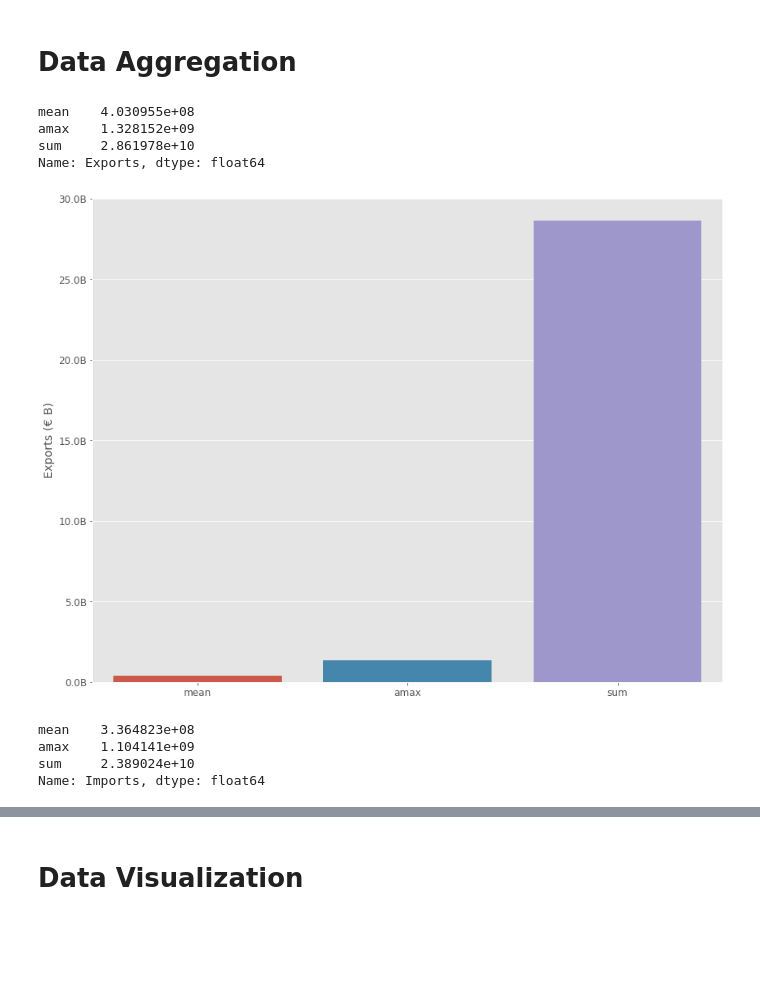
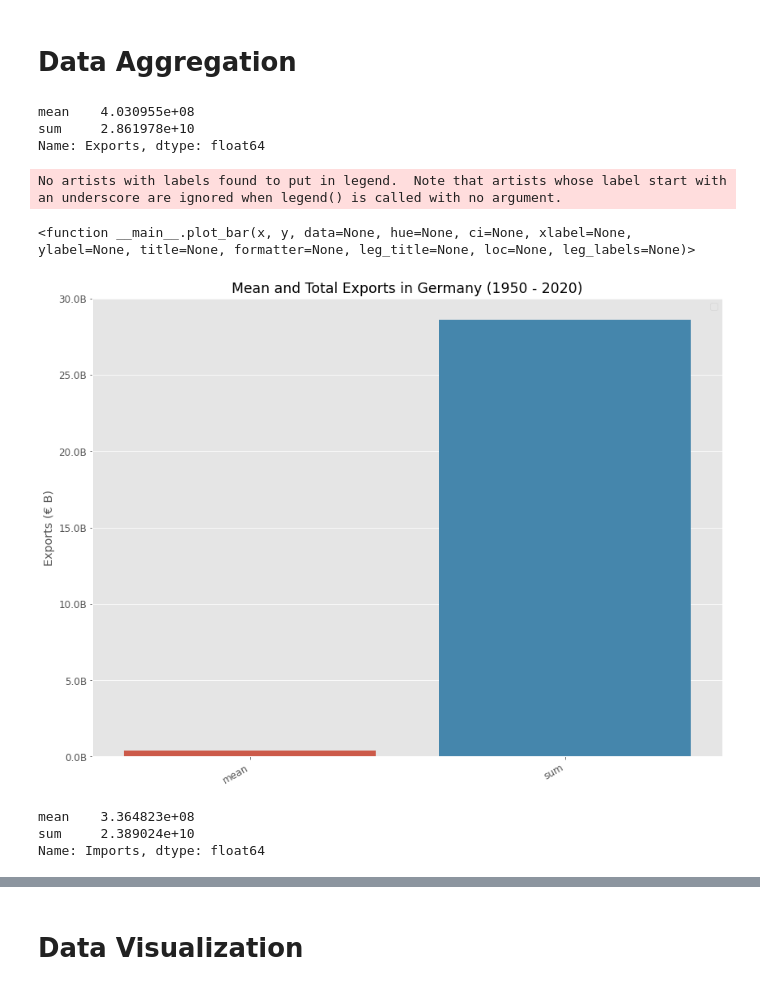
Before and after one commit to eldrigeampong/Data-Science, a Jupyter notebook: Statistisches Bundesamt/Economy/proj1.ipynb, the cells around one changed output, grey strips where cells are left out. Cells and saved outputs as stored; diff of their text form; code cells hidden in the pictures; blank space fills up the shorter version.

```diff
--- a/Statistisches Bundesamt/Economy/proj1.ipynb
+++ b/Statistisches Bundesamt/Economy/proj1.ipynb
@@ -177,30 +177,43 @@ format_tsd = FuncFormatter(thousand)
 # %%
-df_agg_exp = df['Exports'].agg([np.mean, np.max, np.sum])
+df_agg_exp = df['Exports'].agg([np.mean, np.sum])
 df_agg_exp
 # %% [output]
 mean    4.030955e+08
-amax    1.328152e+09
 sum     2.861978e+10
 Name: Exports, dtype: float64
-# %%
-# create figure
-fig_agg, ax_agg = plt.subplots()
-
-# plot bar chart
-sns.barplot(x=df_agg_exp.keys(), y=df_agg_exp.values)
-
-# lable plot
-ax_agg.set(ylabel='Exports (€ B)')
-
-# set y-axis format
-ax_agg.yaxis.set_major_formatter(format_bill)
-# %% [output]
-[figure, removed]
+# %%
+def plot_bar(x, y, data=None, hue=None, ci=None, xlabel=None, ylabel=None, title=None, formatter=None, leg_title=None, loc=None, leg_labels=None):
+    # create figure and axis
+    fig, ax = plt.subplots()
+    fig.autofmt_xdate()
+
+    # plot bar chart
+    sns.barplot(data=data, x=x, y=y, hue=hue, ci=ci, ax=ax)
+
+    # label plot
+    ax.set(xlabel=xlabel, ylabel=ylabel, title=title)
+
+    # set y-axis formatter
+    ax.yaxis.set_major_formatter(formatter=formatter)
+
+    # plot legend
+    plt.legend(title=leg_title, loc=loc, labels=leg_labels)
+
+    return plot_bar
+# %%
+plot_bar(
+    x=df_agg_exp.keys(), y=df_agg_exp.values,
+    ylabel='Exports (€ B)', title='Mean and Total Exports in Germany (1950 - 2020)',
+    ci=None, formatter=format_bill,
+)
+# %% [output]
+No artists with labels found to put in legend.  Note that artists whose label start with an underscore are ignored when legend() is called with no argument.
+<function __main__.plot_bar(x, y, data=None, hue=None, ci=None, xlabel=None, ylabel=None, title=None, formatter=None, leg_title=None, loc=None, leg_labels=None)>
+[figure, added]
 # %%
-df_agg_imp = df['Imports'].agg([np.mean, np.max, np.sum])
+df_agg_imp = df['Imports'].agg([np.mean, np.sum])
 df_agg_imp
 # %% [output]
 mean    3.364823e+08
-amax    1.104141e+09
 sum     2.389024e+10
 Name: Imports, dtype: float64
```
Also changed, not shown: parts of 13 cells of this notebook.
